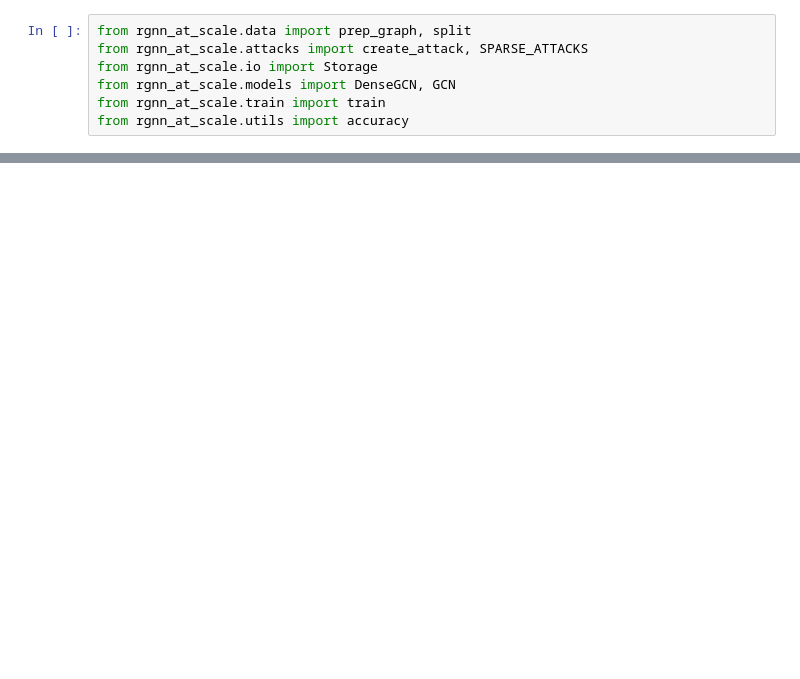
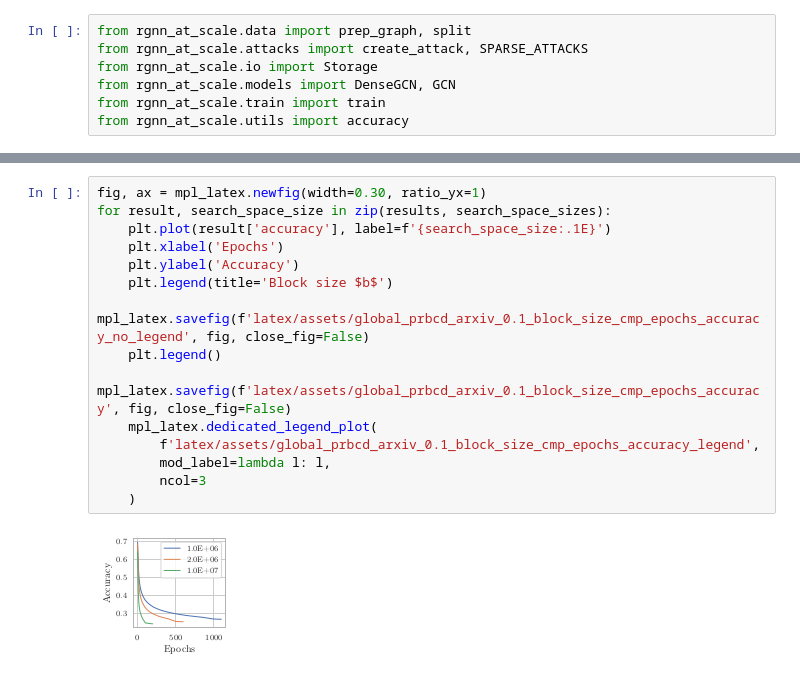
Before and after one commit to sigeisler/robustness_of_gnns_at_scale, a Jupyter notebook: notebooks/Figure - PR-BCD Loss.ipynb, the cells around one changed output, grey strips where cells are left out. Cells and saved outputs as stored; diff of their text form; blank space fills up the shorter version.

```diff
--- a/notebooks/Figure - PR-BCD Loss.ipynb
+++ b/notebooks/Figure - PR-BCD Loss.ipynb
@@ -126,0 +217,17 @@ list(results[0].keys())
+# %%
+fig, ax = mpl_latex.newfig(width=0.30, ratio_yx=1)
+for result, search_space_size in zip(results, search_space_sizes):
+    plt.plot(result['accuracy'], label=f'{search_space_size:.1E}')
+    plt.xlabel('Epochs')
+    plt.ylabel('Accuracy')
+    plt.legend(title='Block size $b$')
+    mpl_latex.savefig(f'latex/assets/global_prbcd_arxiv_0.1_block_size_cmp_epochs_accuracy_no_legend', fig, close_fig=False)
+    plt.legend()
+    mpl_latex.savefig(f'latex/assets/global_prbcd_arxiv_0.1_block_size_cmp_epochs_accuracy', fig, close_fig=False)
+    mpl_latex.dedicated_legend_plot(
+        f'latex/assets/global_prbcd_arxiv_0.1_block_size_cmp_epochs_accuracy_legend',
+        mod_label=lambda l: l,
+        ncol=3
+    )
+# %% [output]
+[figure, added]
```
Also changed, not shown: parts of 14 cells of this notebook, 54 other files.
